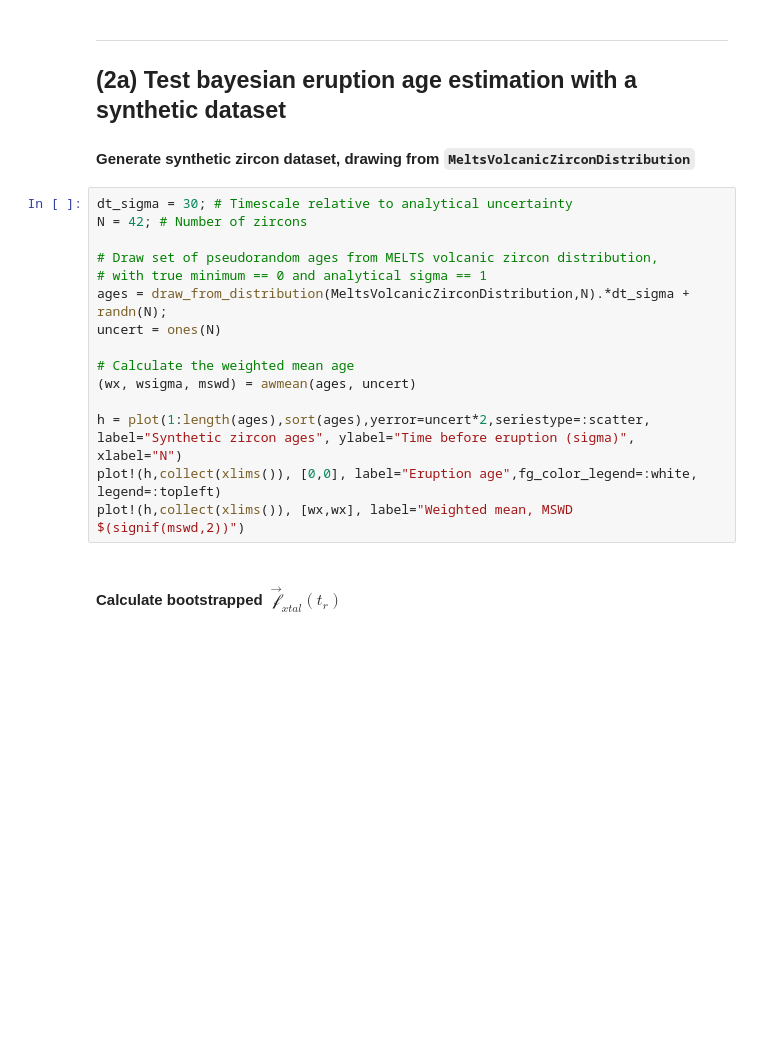
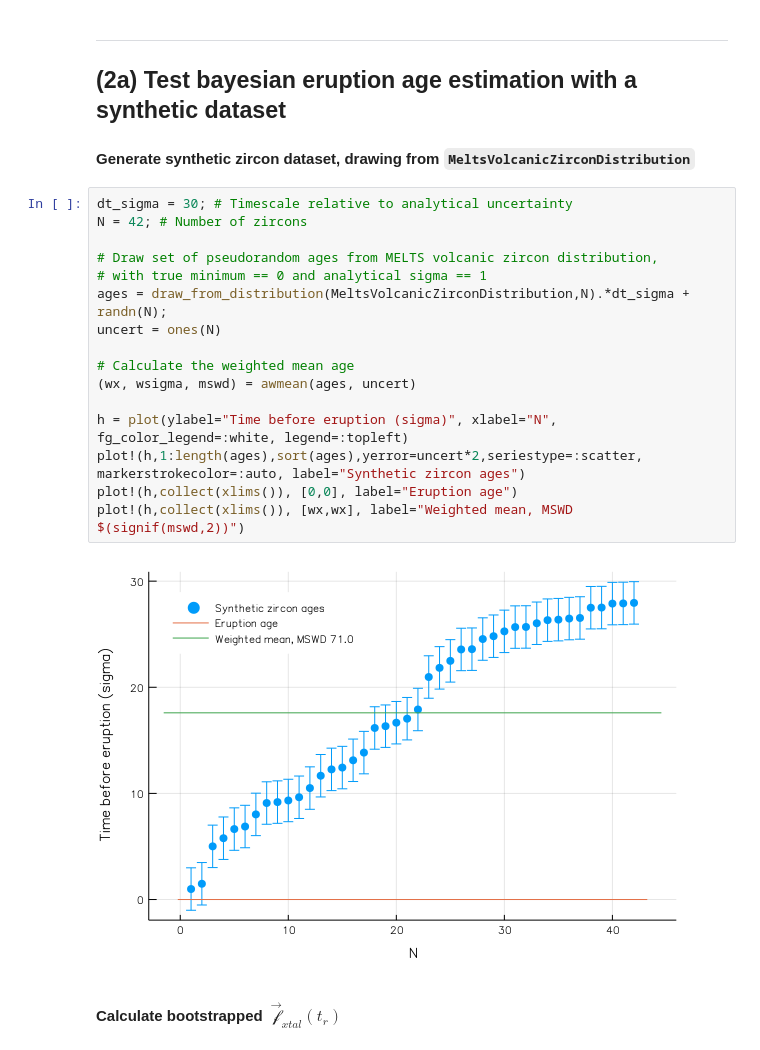
Before and after one commit to brenhinkeller/BayeZirChron.c, a Jupyter notebook: julia/demo.ipynb, the cells around one changed output. Saved outputs shown, nothing was run; the diff lists cells and outputs as text; blank space fills up the shorter version.

Commit message:
Update notebook with new plot styles

```diff
--- a/julia/demo.ipynb
+++ b/julia/demo.ipynb
@@ -26,18 +26,21 @@ include("DistTools.jl");
 # %%
 dt_sigma = 30; # Timescale relative to analytical uncertainty
 N = 42; # Number of zircons
 
 # Draw set of pseudorandom ages from MELTS volcanic zircon distribution,
 # with true minimum == 0 and analytical sigma == 1
 ages = draw_from_distribution(MeltsVolcanicZirconDistribution,N).*dt_sigma + randn(N);
 uncert = ones(N)
 
 # Calculate the weighted mean age
 (wx, wsigma, mswd) = awmean(ages, uncert)
 
-h = plot(1:length(ages),sort(ages),yerror=uncert*2,seriestype=:scatter, label="Synthetic zircon ages", ylabel="Time before eruption (sigma)", xlabel="N")
-plot!(h,collect(xlims()), [0,0], label="Eruption age",fg_color_legend=:white, legend=:topleft)
+h = plot(ylabel="Time before eruption (sigma)", xlabel="N", fg_color_legend=:white, legend=:topleft)
+plot!(h,1:length(ages),sort(ages),yerror=uncert*2,seriestype=:scatter, markerstrokecolor=:auto, label="Synthetic zircon ages")
+plot!(h,collect(xlims()), [0,0], label="Eruption age")
 plot!(h,collect(xlims()), [wx,wx], label="Weighted mean, MSWD $(signif(mswd,2))")
+# %% [output]
+[figure, added]
 # %% [markdown]
 #### Calculate bootstrapped $\ \mathcal{\vec{f}}_{xtal}(t_r)$
 # %%
```
Also changed, not shown: parts of 5 cells of this notebook.
